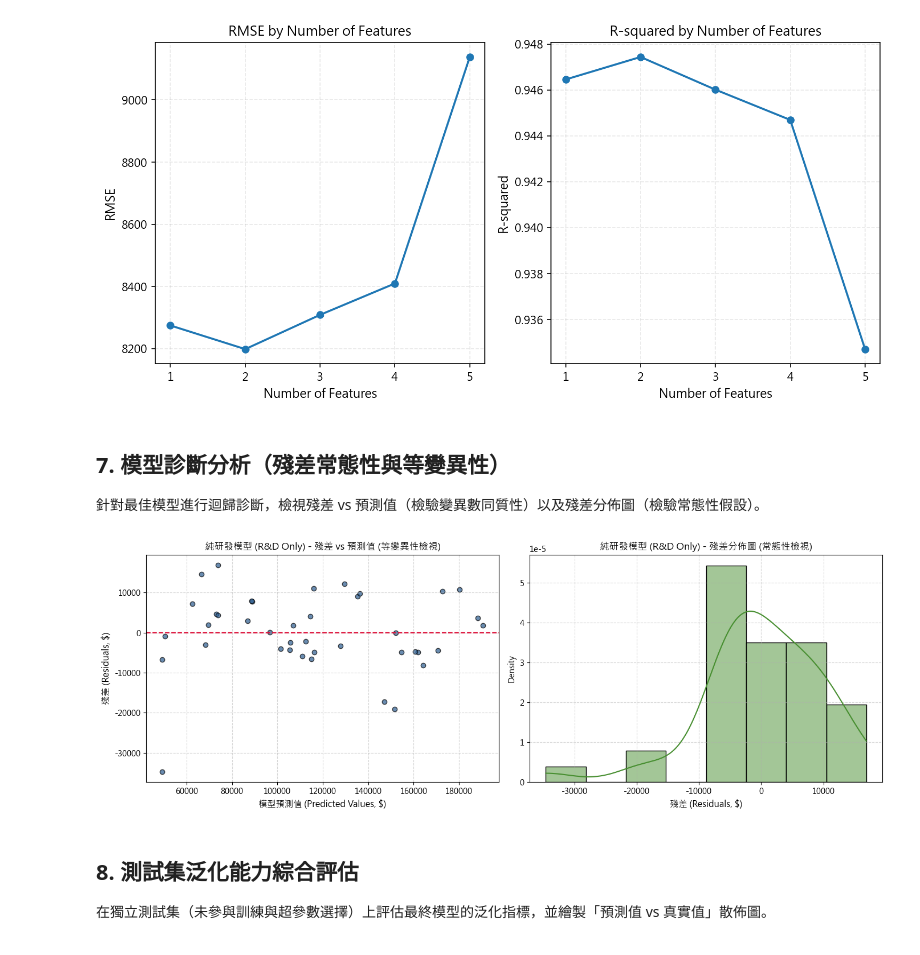
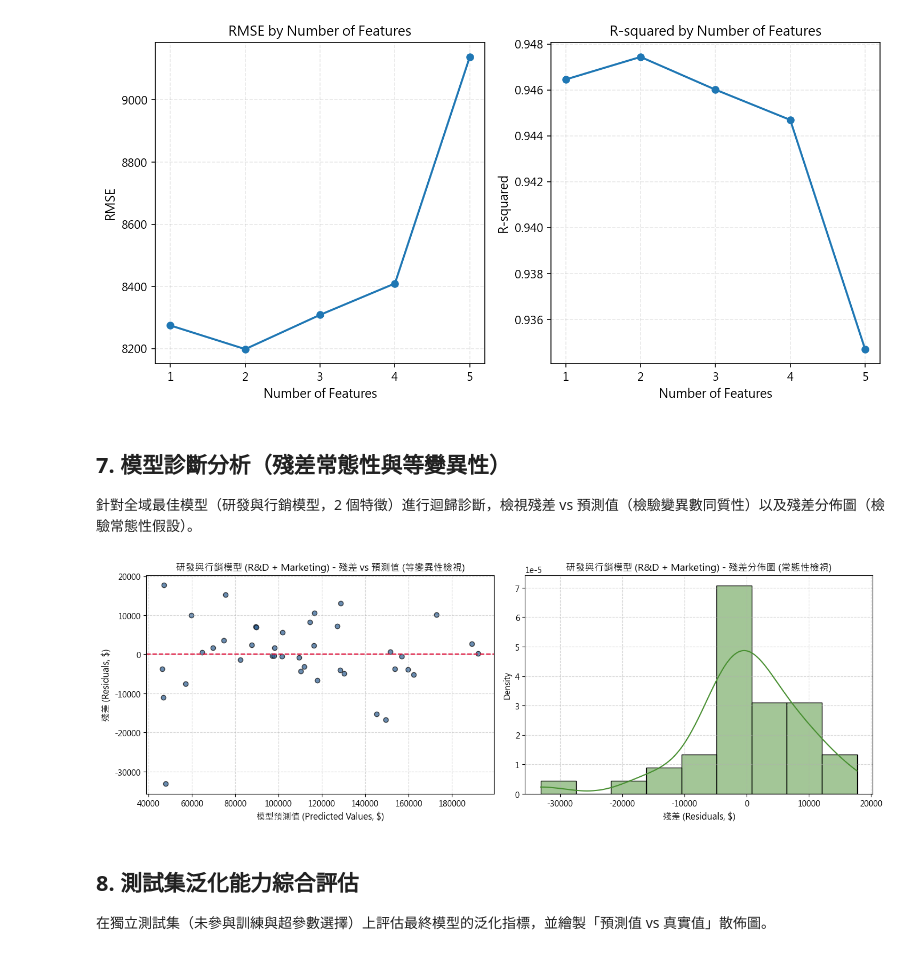
Before and after one commit to ChengLiangHsu/AI-InfoSec-DIC2, a Jupyter notebook: src/ai_infosec_dic2/50-startup-linearregression/50-startups-linearregression.ipynb, the cells around one changed output. Drawn from its saved outputs; the diff is of its cells as text; code cells hidden in the pictures.

Commit message:
fix(50-startups): 統一資料切分隨機種子並校正最優 2 特徵迴歸模型
- 將資料切分 random_state 統一為 0，與 SFS 特徵篩選及網頁儀表板基準對齊
- 校正最佳模型選取為研發與行銷模型 (R&D + Marketing)，達成測試集最低 RMSE (,198.80) 與最高 R² (0.9474)
- 重新執行筆記本儲存格並持久化所有模型診斷圖表與測試集評估指標

```diff
--- a/src/ai_infosec_dic2/50-startup-linearregression/50-startups-linearregression.ipynb
+++ b/src/ai_infosec_dic2/50-startup-linearregression/50-startups-linearregression.ipynb
@@ -361,35 +361,35 @@ plt.show()
 # %% [markdown]
 ## 7. 模型診斷分析（殘差常態性與等變異性）
 
-針對最佳模型進行迴歸診斷，檢視殘差 vs 預測值（檢驗變異數同質性）以及殘差分佈圖（檢驗常態性假設）。
+針對全域最佳模型（研發與行銷模型，2 個特徵）進行迴歸診斷，檢視殘差 vs 預測值（檢驗變異數同質性）以及殘差分佈圖（檢驗常態性假設）。
 # %%
-best_model_name = "純研發模型 (R&D Only)"
+best_model_name = "研發與行銷模型 (R&D + Marketing)"
 best_pipeline = models[best_model_name]
 
 # 計算訓練集擬合值與殘差（已由 Pipeline 自動反轉為原始金額尺度）
 train_pred = best_pipeline.predict(X_train)
 residuals = y_train - train_pred
 
 fig, axes = plt.subplots(1, 2, figsize=(14, 5))
 
 # 殘差散佈圖
 axes[0].scatter(train_pred, residuals, color="#2b5c8f", alpha=0.7, edgecolors="k")
 axes[0].axhline(0, color="crimson", linestyle="--", linewidth=1.5)
 axes[0].set_xlabel("模型預測值 (Predicted Values, $)", fontsize=11)
 axes[0].set_ylabel("殘差 (Residuals, $)", fontsize=11)
 axes[0].set_title(f"{best_model_name} - 殘差 vs 預測值 (等變異性檢視)", fontsize=12)
 axes[0].grid(True, linestyle="--", alpha=0.5)
 
 # 殘差直方圖與 KDE
 sns.histplot(residuals, kde=True, ax=axes[1], color="#488f31", stat="density")
 axes[1].set_xlabel("殘差 (Residuals, $)", fontsize=11)
 axes[1].set_title(f"{best_model_name} - 殘差分佈圖 (常態性檢視)", fontsize=12)
 axes[1].grid(True, linestyle="--", alpha=0.5)
 
 plt.tight_layout()
 plt.show()
 # %% [output]
-[figure, old version]
+[figure, new version]
 # %% [markdown]
 ## 8. 測試集泛化能力綜合評估
 
```
Also changed, not shown: parts of 6 cells of this notebook.
